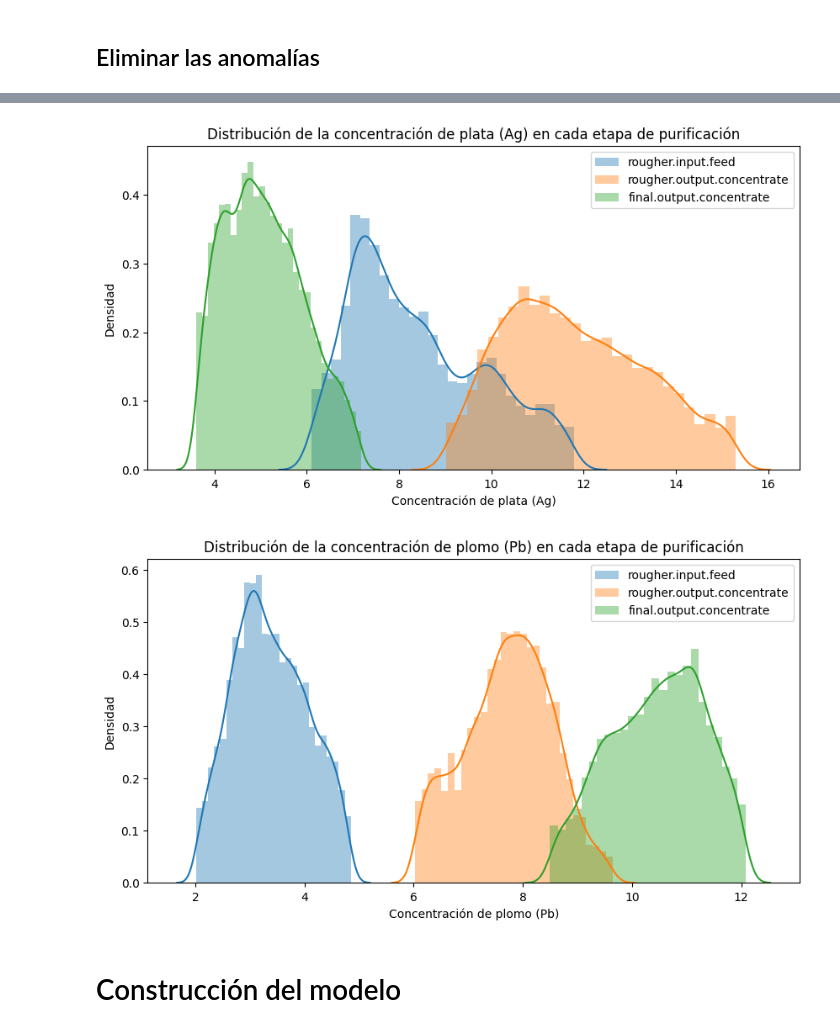
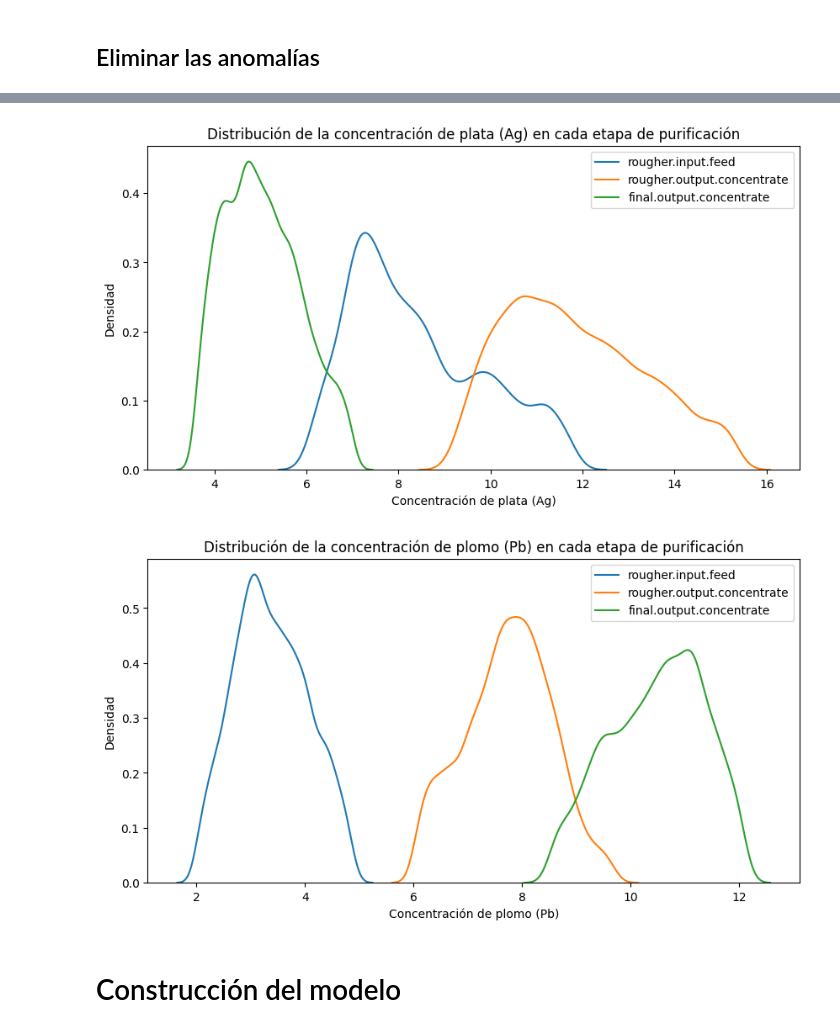
Before and after one commit to keneth4/ml_projects, a Jupyter notebook: 4. Optimización de la extracción de oro.ipynb, the cells around one changed output, grey strips where cells are left out. Drawn from its saved outputs; the diff is of its cells as text; code cells hidden in the pictures.

```diff
--- a/4. Optimización de la extracción de oro.ipynb
+++ b/4. Optimización de la extracción de oro.ipynb
@@ -372,7 +409,7 @@ plt.show()
 # Mostrar la distribución de la concentración de plata (Ag) en cada etapa de purificación
 ig, ax = plt.subplots(figsize=(10, 5))
 for stage in stages:
-    sns.distplot(df_train[f'{stage}_ag'], label=stage)
+    sns.kdeplot(df_train[f'{stage}_ag'], label=stage, ax=ax)
 plt.title('Distribución de la concentración de plata (Ag) en cada etapa de purificación')
 plt.xlabel('Concentración de plata (Ag)')
 plt.ylabel('Densidad')
@@ -384,7 +421,7 @@ plt.show()
 # Mostrar la distribución de la concentración de plomo (Pb) en cada etapa de purificación
 ig, ax = plt.subplots(figsize=(10, 5))
 for stage in stages:
-    sns.distplot(df_train[f'{stage}_pb'], label=stage)
+    sns.kdeplot(df_train[f'{stage}_pb'], label=stage, ax=ax)
 plt.title('Distribución de la concentración de plomo (Pb) en cada etapa de purificación')
 plt.xlabel('Concentración de plomo (Pb)')
 plt.ylabel('Densidad')
@@ -412,7 +449,7 @@ for stage in stages:
 # Mostar la distribución de la concentración de oro (Au) en cada etapa de purificación
 ig, ax = plt.subplots(figsize=(10, 5))
 for stage in stages:
-    sns.distplot(df_train[f'{stage}_au'], label=stage)
+    sns.kdeplot(df_train[f'{stage}_au'], label=stage, ax=ax)
 plt.title('Distribución de la concentración de oro (Au) en cada etapa de purificación')
 plt.xlabel('Concentración de oro (Au)')
 plt.ylabel('Densidad')
@@ -430,32 +467,32 @@ for stage in stages:
 # Mostar la distribución de la concentración de plata (Ag) en cada etapa de purificación
 ig, ax = plt.subplots(figsize=(10, 5))
 for stage in stages:
-    sns.distplot(df_train[f'{stage}_ag'], label=stage)
+    sns.kdeplot(df_train[f'{stage}_ag'], label=stage, ax=ax)
 plt.title('Distribución de la concentración de plata (Ag) en cada etapa de purificación')
 plt.xlabel('Concentración de plata (Ag)')
 plt.ylabel('Densidad')
 plt.legend()
 plt.show()
 # %% [output]
-[figure, old version]
+[figure, new version]
 # %%
 # Eliminar las anomalías en las distribuciones de las concentraciones de plomo (Pb) en las diferentes etapas de purificación en el conjunto de entrenamiento
 for stage in stages:
     q_low = df_train[f'{stage}_pb'].quantile(lower_bound)
     q_hi  = df_train[f'{stage}_pb'].quantile(upper_bound)
     df_train = df_train[(df_train[f'{stage}_pb'] < q_hi) & (df_train[f'{stage}_pb'] > q_low)]
 
 # Mostar la distribución de la concentración de plomo (Pb) en cada etapa de purificación
 ig, ax = plt.subplots(figsize=(10, 5))
 for stage in stages:
-    sns.distplot(df_train[f'{stage}_pb'], label=stage)
+    sns.kdeplot(df_train[f'{stage}_pb'], label=stage, ax=ax)
 plt.title('Distribución de la concentración de plomo (Pb) en cada etapa de purificación')
 plt.xlabel('Concentración de plomo (Pb)')
 plt.ylabel('Densidad')
 plt.legend()
 plt.show()
 # %% [output]
-[figure, old version]
+[figure, new version]
 # %% [markdown]
 # Construcción del modelo
 # %% [markdown]
```
Also changed, not shown: parts of 30 cells of this notebook.
